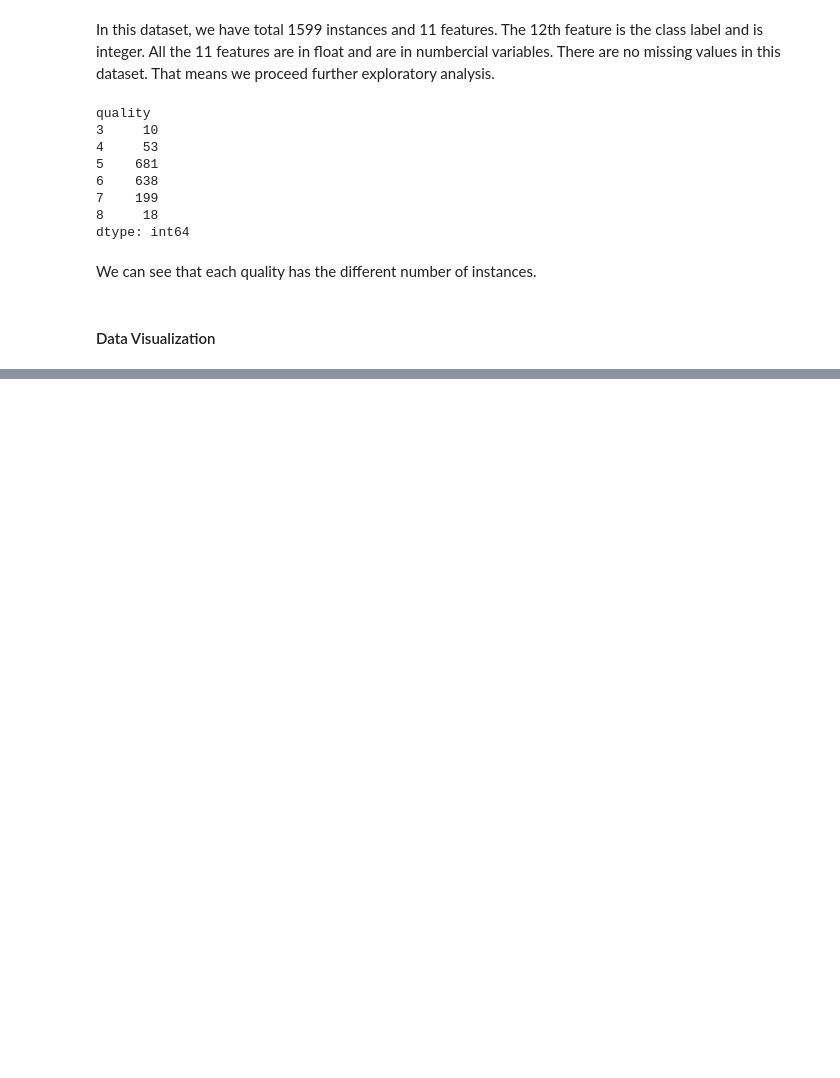
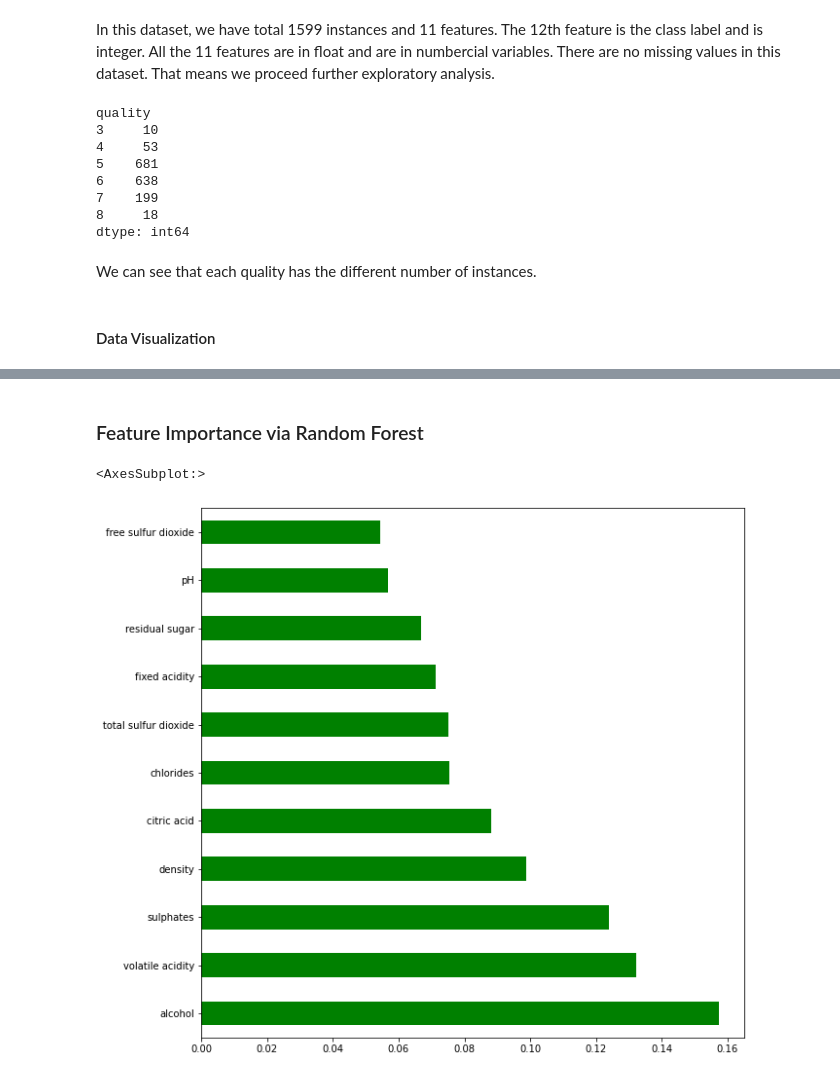
Before and after one commit to jamesleocodes/cheminformatics_projects, a Jupyter notebook: wine/wine.ipynb, the cells around one changed output, grey strips where cells are left out. Drawn from its saved outputs; the diff is of its cells as text; code cells hidden in the pictures; blank space fills up the shorter version.

```diff
--- a/wine/wine.ipynb
+++ b/wine/wine.ipynb
@@ -112,0 +166,6 @@ array([5, 6, 7, 4, 8, 3])
+# %%
+# Normalize feature variables
+X_features = X
+X = StandardScaler().fit_transform(X)
+# %%
+X_train, X_test, y_train, y_test = train_test_split(X,y, test_size = 0.25, random_state=0)
@@ -112,0 +176,6 @@ array([5, 6, 7, 4, 8, 3])
+# %%
+# Decision tree
+model1 = DecisionTreeClassifier(random_state=1)
+model1.fit(X_train, y_train)
+y_pred1 = model1.predict(X_test)
+print(classification_report(y_test, y_pred1))
@@ -112,0 +193,6 @@ array([5, 6, 7, 4, 8, 3])
+# %%
+# RandomFOrest
+model2 = RandomForestClassifier(random_state=1)
+model2.fit(X_train, y_train)
+y_pred2 = model2.predict(X_test)
+print(classification_report(y_test, y_pred2))
@@ -112,0 +256,8 @@ array([5, 6, 7, 4, 8, 3])
+# %% [markdown]
+### Feature Importance via Random Forest
+# %%
+feat_importances = pd.Series(model2.feature_importances_, index=X_features.columns)
+feat_importances.nlargest(25).plot(kind='barh',figsize=(10,10),color='green')
+# %% [output]
+<AxesSubplot:>
+[figure, added]
```
Also changed, not shown: parts of 24 cells of this notebook.
